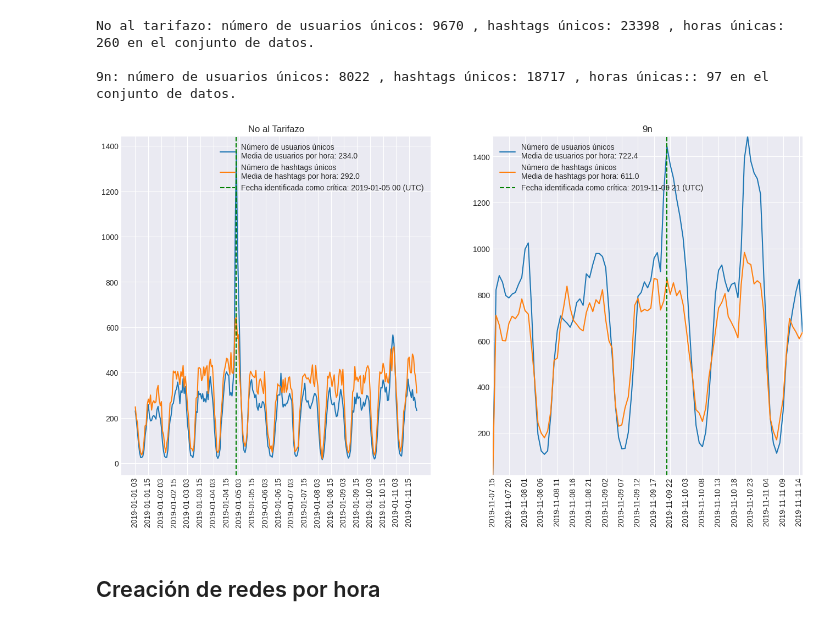
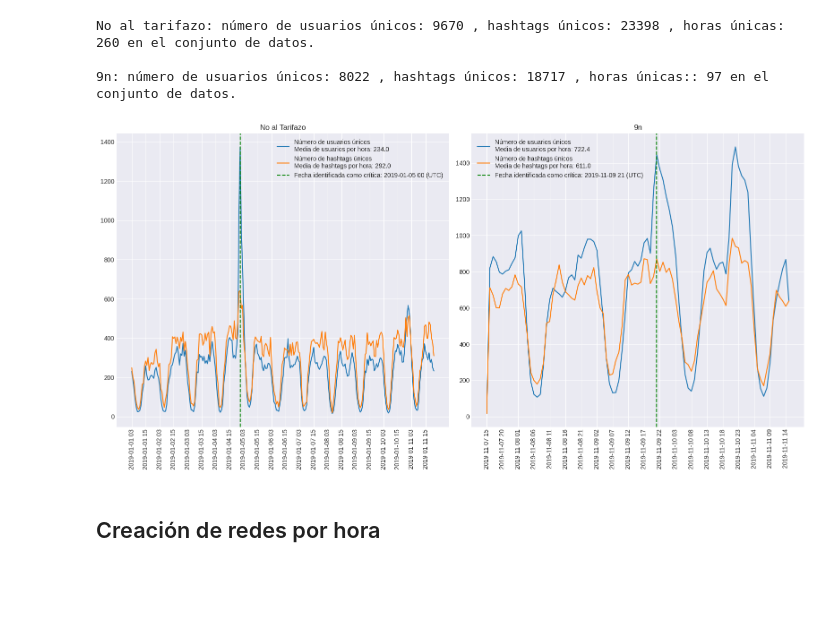
Before and after one commit to Manusua/TFM_Manuel_Suarez_Roman, a Jupyter notebook: Self similarity in graphs.ipynb, the cells around one changed output. Drawn from its saved outputs; the diff is of its cells as text; code cells hidden in the pictures; blank space fills up the shorter version.

```diff
--- a/Self similarity in graphs.ipynb
+++ b/Self similarity in graphs.ipynb
@@ -64,34 +66,34 @@ hour_9n_dt = [datetime.datetime.fromtimestamp(int(hour)*3600, tz=datetime.timezo
 # %%
 plt.style.use('seaborn-v0_8-darkgrid')
 
 fig, (ax1, ax2) = plt.subplots(1, 2)
 fig.set_size_inches(16,8)
 
 ax1.set_title("No al Tarifazo")
 ax1.plot(hour_nat_dt, num_user_nat, label="Número de usuarios únicos\nMedia de usuarios por hora: " +str(round(np.mean(num_user_nat), 1)))
 ax1.plot(hour_nat_dt, num_hashtag_nat, label="Número de hashtags únicos\nMedia de hashtags por hora: " +str(round(np.mean(num_hashtag_nat), 1)))
 # Marcamos la hora marcada como crítica en Beiró & Gandica et al.
 ax1.axvline(x=datetime.datetime.fromtimestamp(int(429624)*3600, tz=datetime.timezone.utc).strftime("%Y-%m-%d %H"), color="green", ls="--", label="Fecha identificada como crítica: " + str(datetime.datetime.fromtimestamp(int(429624)*3600, tz=datetime.timezone.utc).strftime("%Y-%m-%d %H")) +' (UTC)')
 ax1.set_xticks(hour_nat_dt[::12])
 ax1.set_xticklabels(hour_nat_dt[::12])
 ax1.tick_params(axis='x', rotation=90)
 ax1.legend()
 
 ax2.set_title("9n")
 ax2.plot(hour_9n_dt, num_user_9n, label="Número de usuarios únicos\nMedia de usuarios por hora: " +str(round(np.mean(num_user_9n), 1)))
 ax2.plot(hour_9n_dt, num_hashtag_9n, label="Número de hashtags únicos\nMedia de hashtags por hora: " +str(round(np.mean(num_hashtag_9n), 1)))
 # Marcamos la hora marcada como crítica en Beiró & Gandica et al.
 ax2.axvline(x=datetime.datetime.fromtimestamp(int(437037)*3600, tz=datetime.timezone.utc).strftime("%Y-%m-%d %H"), color="green", ls="--", label="Fecha identificada como crítica: " + str(datetime.datetime.fromtimestamp(int(437037)*3600, tz=datetime.timezone.utc).strftime("%Y-%m-%d %H")) +' (UTC)')
 ax2.set_xticks(hour_9n_dt[::5])
 ax2.set_xticklabels(hour_9n_dt[::5])
 ax2.tick_params(axis='x', rotation=90)
 ax2.legend()
 
-plt.autoscale(tight=True)
+plt.tight_layout()
 plt.savefig(plots_folder + "num_unique_users_hashtags.png")
 plt.show()
 # %% [output]
-[figure, old version]
+[figure, new version]
 # %% [markdown]
 ## Creación de redes por hora
 # %%
```
Also changed, not shown: parts of 37 cells of this notebook, 32 other files.
